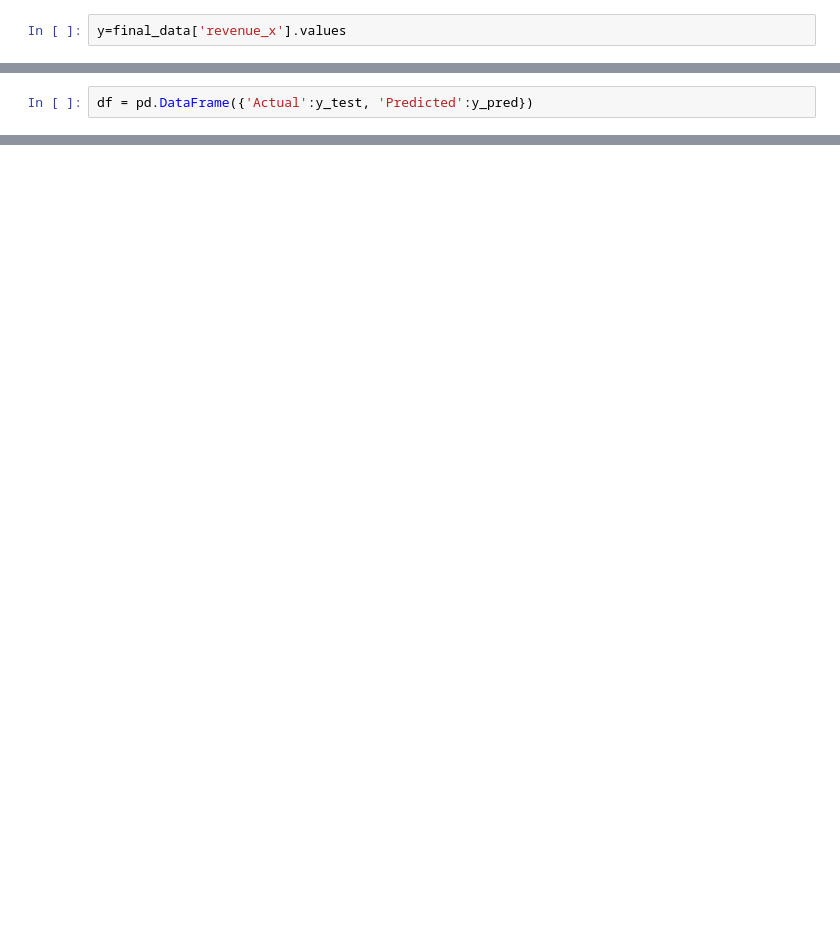
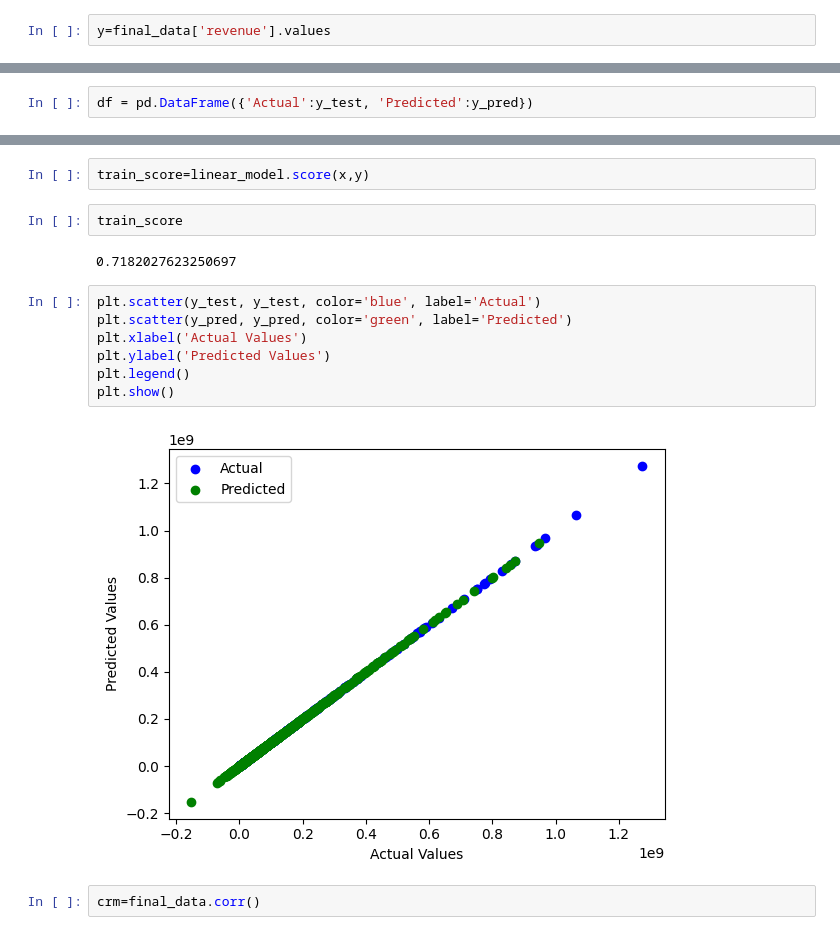
Before and after one commit to Prajwal-1446/Movie_Revenue_Prediction, a Jupyter notebook: MLG_Project.ipynb, the cells around one changed output, grey strips where cells are left out. Drawn from its saved outputs; the diff is of its cells as text; blank space fills up the shorter version.

```diff
--- a/MLG_Project.ipynb
+++ b/MLG_Project.ipynb
@@ -428,5 +364,5 @@ final_data=df.copy()
 # %%
 from sklearn.linear_model import LinearRegression
 # %%
-y=final_data['revenue_x'].values
+y=final_data['revenue'].values
 # %%
@@ -546,0 +491,17 @@ R2_Score 1.0
+# %%
+train_score=linear_model.score(x,y)
+# %%
+train_score
+# %% [output]
+0.7182027623250697
+# %%
+plt.scatter(y_test, y_test, color='blue', label='Actual')
+plt.scatter(y_pred, y_pred, color='green', label='Predicted')
+plt.xlabel('Actual Values')
+plt.ylabel('Predicted Values')
+plt.legend()
+plt.show()
+# %% [output]
+[figure, added]
+# %%
+crm=final_data.corr()
```
Also changed, not shown: parts of 61 cells of this notebook, 1 other file.
